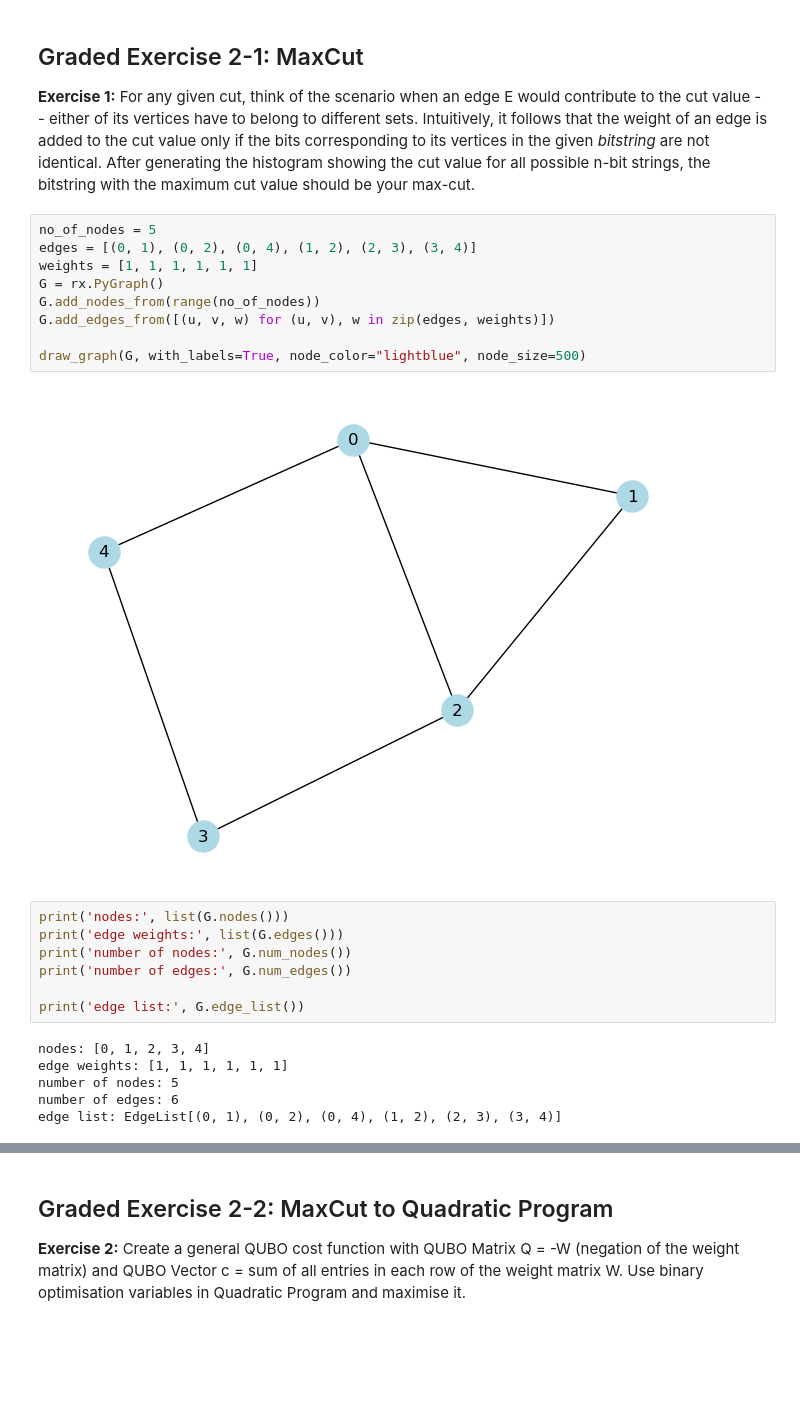
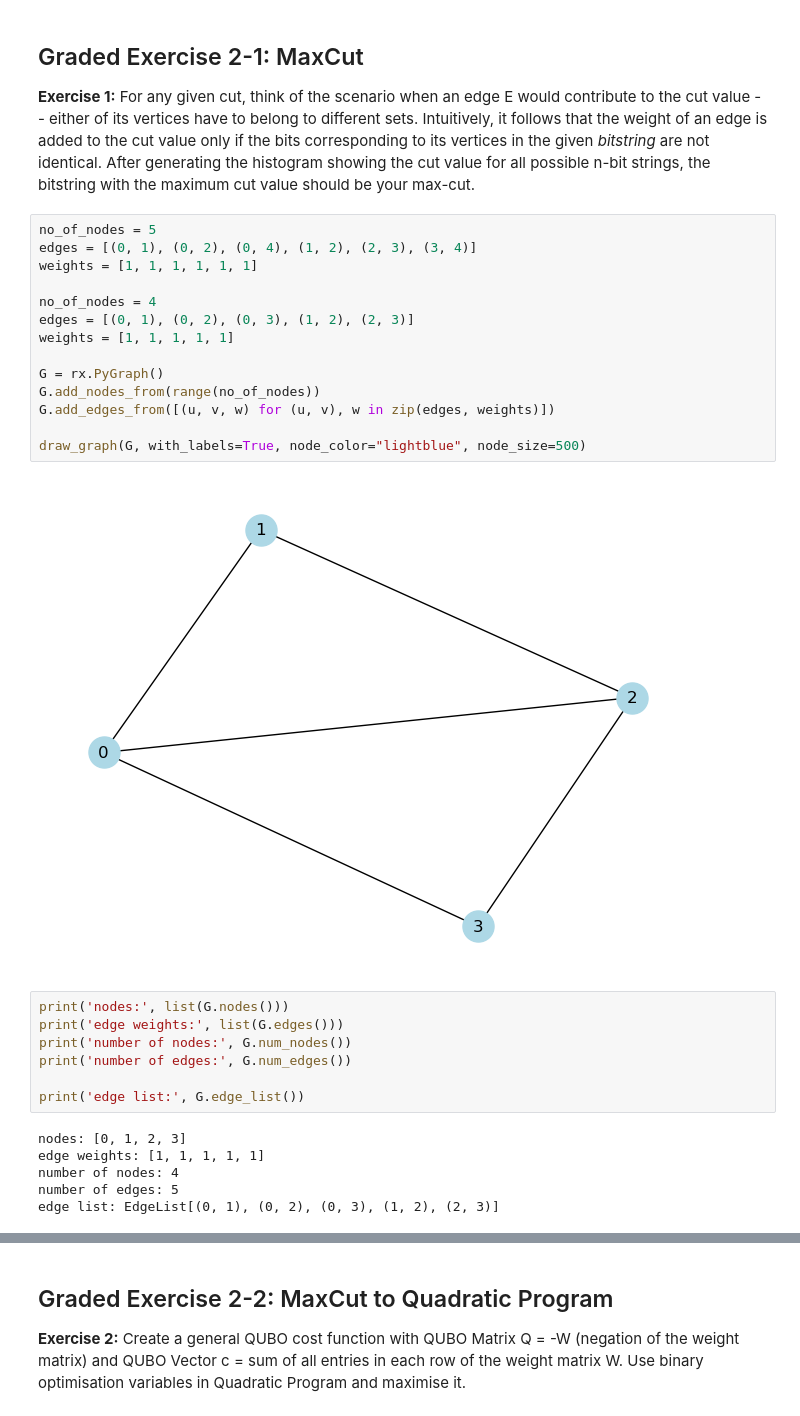
Before and after one commit to kcravi912/QpiAI_Quantum_Projects, a Jupyter notebook: 3_Optimizing Simple Scheduling Problems with QAOA/QAOA_Max-cut.ipynb, the cells around one changed output, grey strips where cells are left out. Cells and saved outputs as stored; diff of their text form; blank space fills up the shorter version.

```diff
--- a/3_Optimizing Simple Scheduling Problems with QAOA/QAOA_Max-cut.ipynb
+++ b/3_Optimizing Simple Scheduling Problems with QAOA/QAOA_Max-cut.ipynb
@@ -205,14 +240,19 @@ After generating the histogram showing the cut value for all possible n-bit stri
 # %%
 no_of_nodes = 5
 edges = [(0, 1), (0, 2), (0, 4), (1, 2), (2, 3), (3, 4)]
 weights = [1, 1, 1, 1, 1, 1]
+
+no_of_nodes = 4
+edges = [(0, 1), (0, 2), (0, 3), (1, 2), (2, 3)]
+weights = [1, 1, 1, 1, 1]
+
 G = rx.PyGraph()
 G.add_nodes_from(range(no_of_nodes))
 G.add_edges_from([(u, v, w) for (u, v), w in zip(edges, weights)])
 
 draw_graph(G, with_labels=True, node_color="lightblue", node_size=500)
 # %% [output]
-[figure, old version]
+[figure, new version]
 # %%
 print('nodes:', list(G.nodes()))
 print('edge weights:', list(G.edges()))
@@ -221,11 +261,11 @@ print('number of edges:', G.num_edges())
 
 print('edge list:', G.edge_list())
 # %% [output]
-nodes: [0, 1, 2, 3, 4]
-edge weights: [1, 1, 1, 1, 1, 1]
-number of nodes: 5
-number of edges: 6
-edge list: EdgeList[(0, 1), (0, 2), (0, 4), (1, 2), (2, 3), (3, 4)]
+nodes: [0, 1, 2, 3]
+edge weights: [1, 1, 1, 1, 1]
+number of nodes: 4
+number of edges: 5
+edge list: EdgeList[(0, 1), (0, 2), (0, 3), (1, 2), (2, 3)]
 # %%
 def cost_of_all_possible_partitions(G):
 
```
Also changed, not shown: parts of 27 cells of this notebook.
